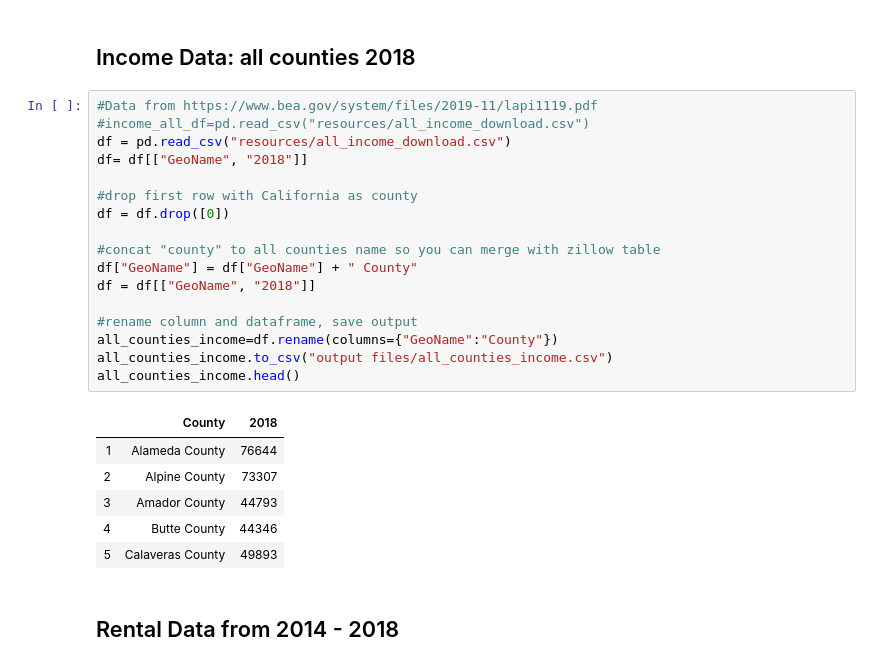
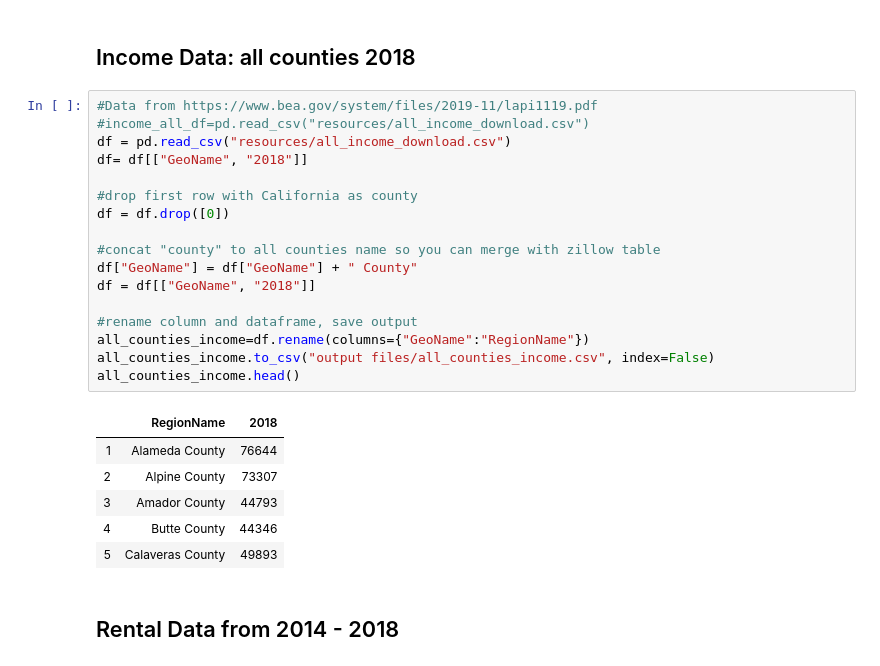
Before and after one commit to TrevorLovesMommy/Real-Estate-Project, a Jupyter notebook: Real Estate Data Cleaning.ipynb, the cells around one changed output. Saved outputs shown, nothing was run; the diff lists cells and outputs as text.

```diff
--- a/Real Estate Data Cleaning.ipynb
+++ b/Real Estate Data Cleaning.ipynb
@@ -156,22 +156,22 @@ income_df.head()
 # %%
 #Data from https://www.bea.gov/system/files/2019-11/lapi1119.pdf
 #income_all_df=pd.read_csv("resources/all_income_download.csv")
 df = pd.read_csv("resources/all_income_download.csv")
 df= df[["GeoName", "2018"]]
 
 #drop first row with California as county
 df = df.drop([0])
 
 #concat "county" to all counties name so you can merge with zillow table
 df["GeoName"] = df["GeoName"] + " County"
 df = df[["GeoName", "2018"]]
 
 #rename column and dataframe, save output
-all_counties_income=df.rename(columns={"GeoName":"County"})
-all_counties_income.to_csv("output files/all_counties_income.csv")
+all_counties_income=df.rename(columns={"GeoName":"RegionName"})
+all_counties_income.to_csv("output files/all_counties_income.csv", index=False)
 all_counties_income.head()
 # %% [output]
-|  | County | 2018 |
+|  | RegionName | 2018 |
 | 1 | Alameda County | 76644 |
 | 2 | Alpine County | 73307 |
 | 3 | Amador County | 44793 |
```
Also changed, not shown: 2 other files.
